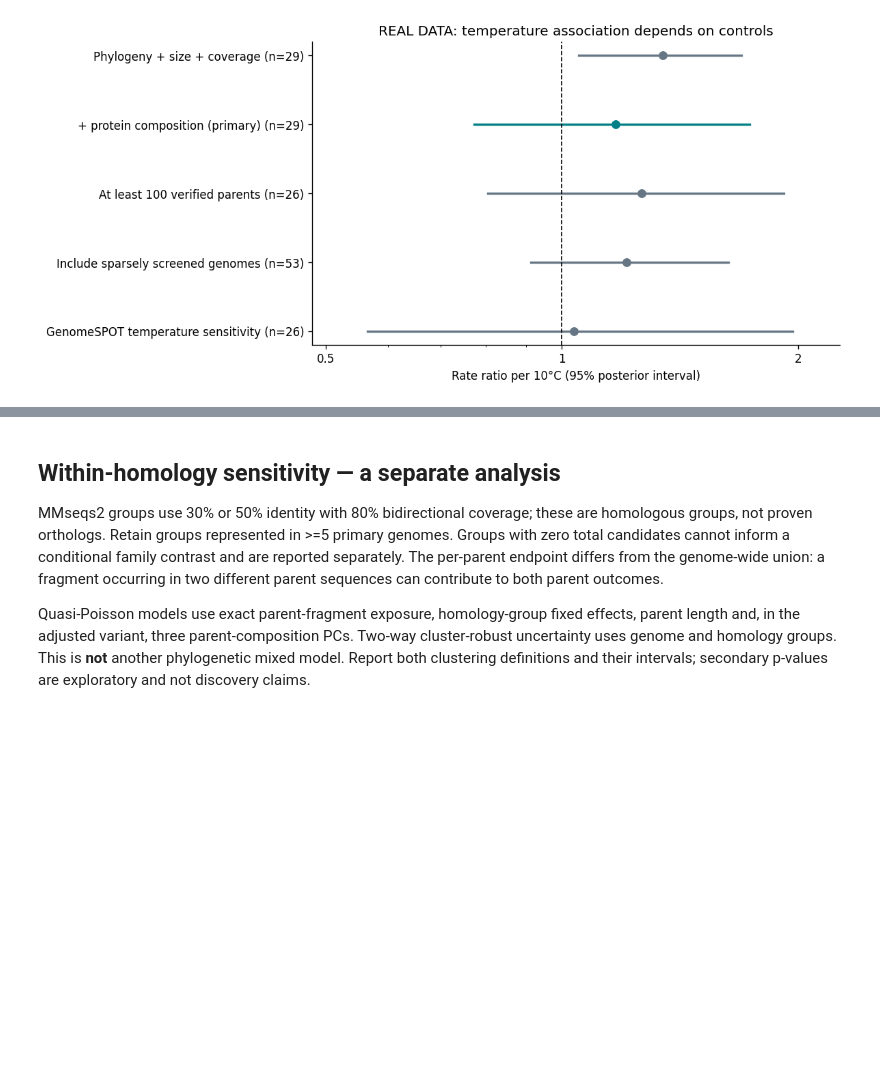
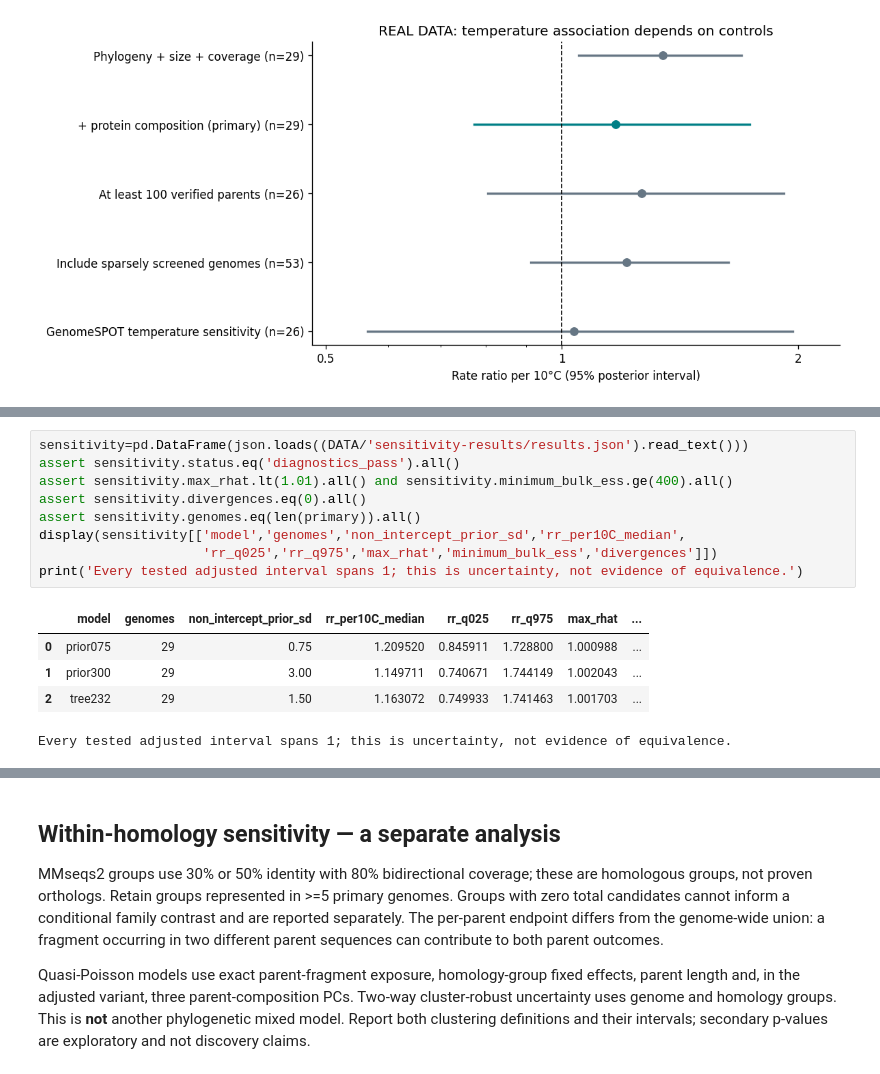
Before and after one commit to aarnavbhat23/genomespot-lens, a Jupyter notebook: notebooks/04_real_temperature_amp_study.ipynb, the cells around one changed output, grey strips where cells are left out. Saved outputs shown, nothing was run; the diff lists cells and outputs as text; blank space fills up the shorter version.

```diff
--- a/notebooks/04_real_temperature_amp_study.ipynb
+++ b/notebooks/04_real_temperature_amp_study.ipynb
@@ -166,0 +178,15 @@ save(fig,'phylogenetic_temperature_effects');plt.show()
+# %%
+sensitivity=pd.DataFrame(json.loads((DATA/'sensitivity-results/results.json').read_text()))
+assert sensitivity.status.eq('diagnostics_pass').all()
+assert sensitivity.max_rhat.lt(1.01).all() and sensitivity.minimum_bulk_ess.ge(400).all()
+assert sensitivity.divergences.eq(0).all()
+assert sensitivity.genomes.eq(len(primary)).all()
+display(sensitivity[['model','genomes','non_intercept_prior_sd','rr_per10C_median',
+                     'rr_q025','rr_q975','max_rhat','minimum_bulk_ess','divergences']])
+print('Every tested adjusted interval spans 1; this is uncertainty, not evidence of equivalence.')
+# %% [output]
+|  | model | genomes | non_intercept_prior_sd | rr_per10C_median | rr_q025 | rr_q975 | max_rhat | ... |
+| 0 | prior075 | 29 | 0.75 | 1.209520 | 0.845911 | 1.728800 | 1.000988 | ... |
+| 1 | prior300 | 29 | 3.00 | 1.149711 | 0.740671 | 1.744149 | 1.002043 | ... |
+| 2 | tree232 | 29 | 1.50 | 1.163072 | 0.749933 | 1.741463 | 1.001703 | ... |
+Every tested adjusted interval spans 1; this is uncertainty, not evidence of equivalence.
```
Also changed, not shown: parts of 5 cells of this notebook, 48 other files.
